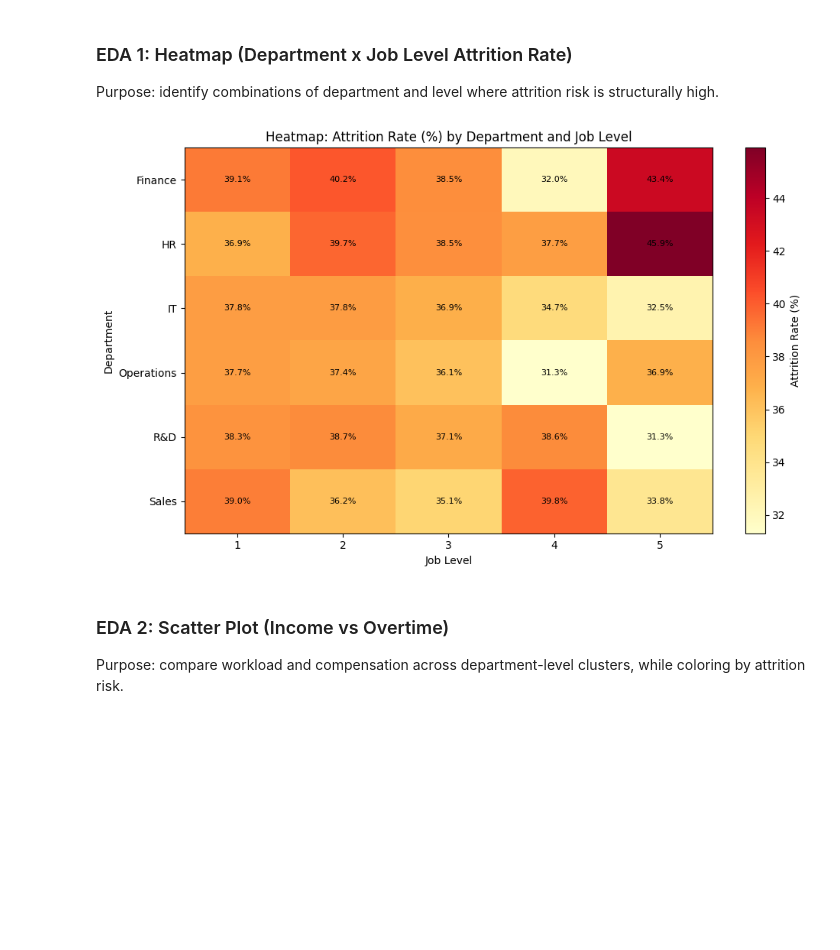
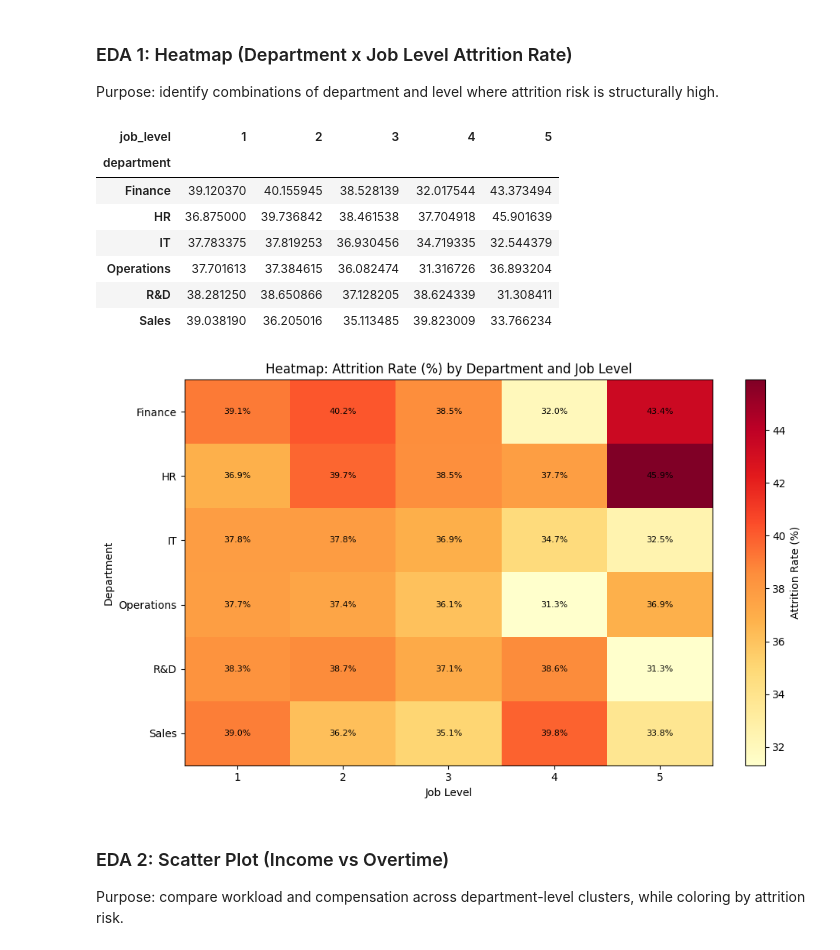
Before and after one commit to jagdisheverest2004/HR-Employee_Attrition_Analysis, a Jupyter notebook: hr_churn_analysis.ipynb, the cells around one changed output. Saved outputs shown, nothing was run; the diff lists cells and outputs as text; code cells hidden in the pictures; blank space fills up the shorter version.

```diff
--- a/hr_churn_analysis.ipynb
+++ b/hr_churn_analysis.ipynb
@@ -221,30 +220,40 @@ Purpose: identify combinations of department and level where attrition risk is s
 # %%
 heat_data = (
     attrition_df
     .groupby(['department', 'job_level'])['attrition_flag']
     .mean()
     .mul(100)
     .unstack(fill_value=0)
 )
+
+display(heat_data)
 
 fig, ax = plt.subplots(figsize=(10, 6))
 im = ax.imshow(heat_data.values, cmap='YlOrRd', aspect='auto')
 ax.set_title('Heatmap: Attrition Rate (%) by Department and Job Level')
 ax.set_xlabel('Job Level')
 ax.set_ylabel('Department')
 ax.set_xticks(np.arange(len(heat_data.columns)))
 ax.set_xticklabels(heat_data.columns)
 ax.set_yticks(np.arange(len(heat_data.index)))
 ax.set_yticklabels(heat_data.index)
 
 for i in range(heat_data.shape[0]):
     for j in range(heat_data.shape[1]):
         ax.text(j, i, f"{heat_data.iloc[i, j]:.1f}%", ha='center', va='center', fontsize=8)
 
 fig.colorbar(im, ax=ax, label='Attrition Rate (%)')
 plt.tight_layout()
 plt.show()
 # %% [output]
+| job_level | 1 | 2 | 3 | 4 | 5 |
+| department |  |  |  |  |  |
+| Finance | 39.120370 | 40.155945 | 38.528139 | 32.017544 | 43.373494 |
+| HR | 36.875000 | 39.736842 | 38.461538 | 37.704918 | 45.901639 |
+| IT | 37.783375 | 37.819253 | 36.930456 | 34.719335 | 32.544379 |
+| Operations | 37.701613 | 37.384615 | 36.082474 | 31.316726 | 36.893204 |
+| R&D | 38.281250 | 38.650866 | 37.128205 | 38.624339 | 31.308411 |
+| Sales | 39.038190 | 36.205016 | 35.113485 | 39.823009 | 33.766234 |
 [figure]
 # %% [markdown]
 ### EDA 2: Scatter Plot (Income vs Overtime)
```
Also changed, not shown: parts of 2 cells of this notebook.
